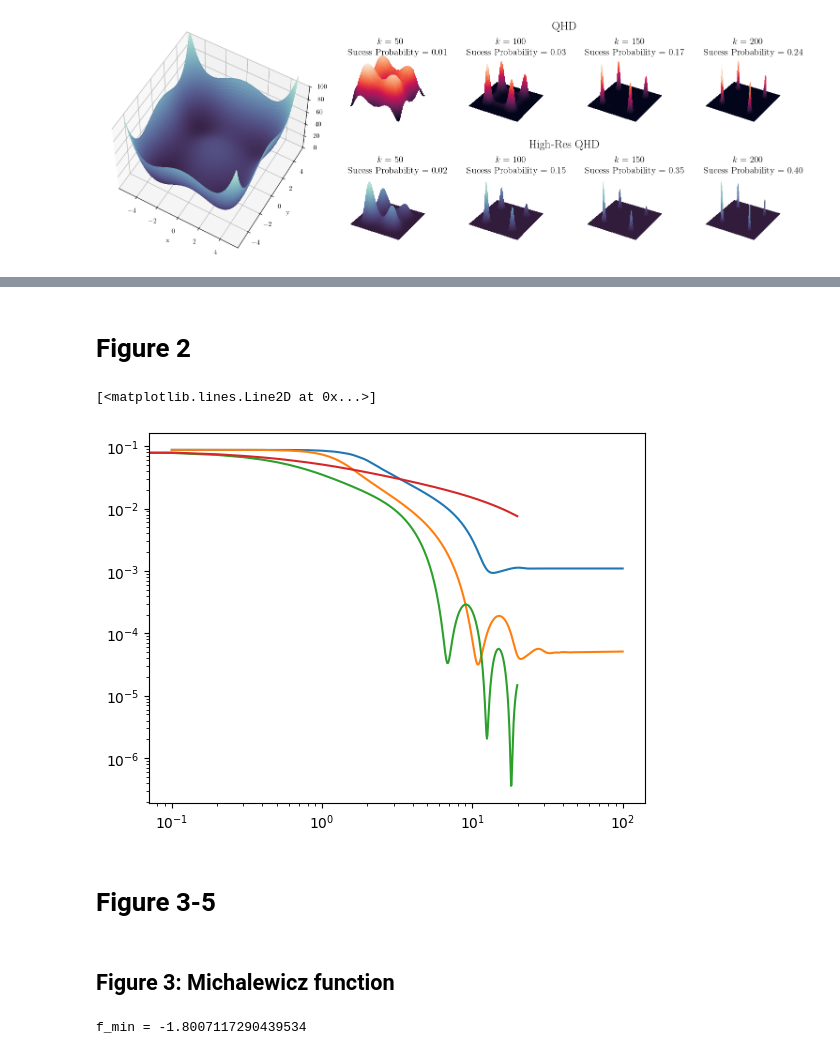
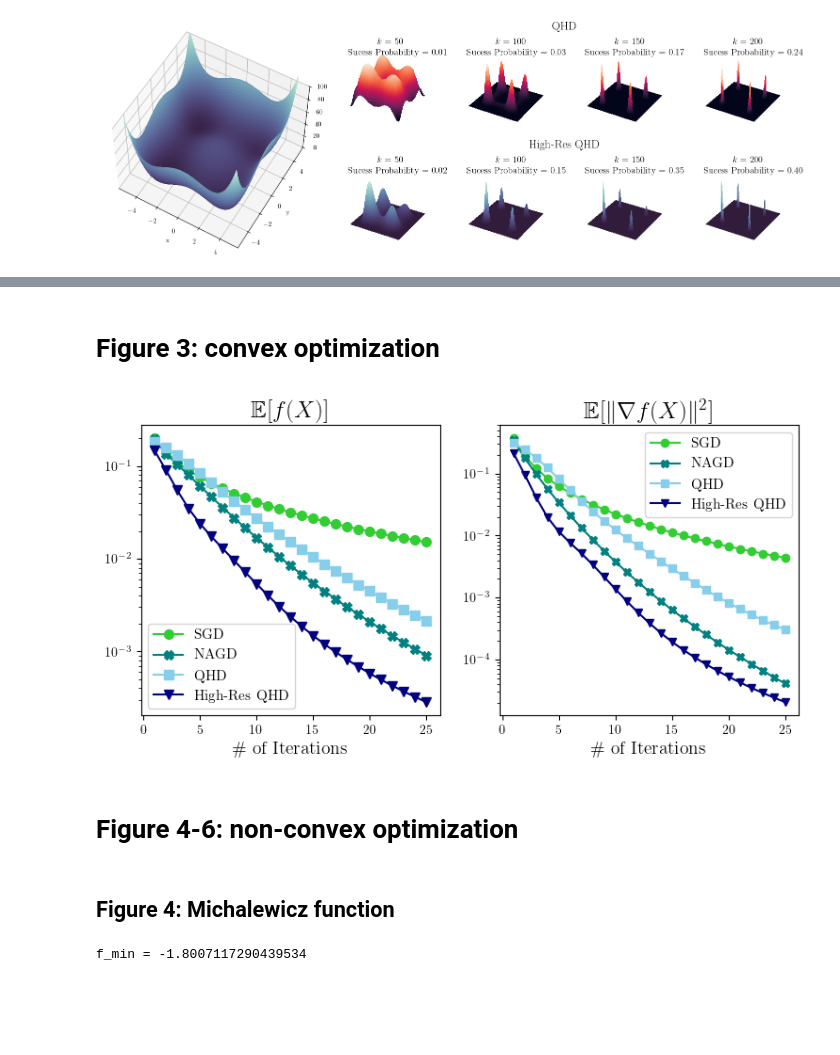
Before and after one commit to jiaqileng/Gradient-Based-QHD, a Jupyter notebook: 2d_experiments.ipynb, the cells around one changed output, grey strips where cells are left out. Saved outputs shown, nothing was run; the diff lists cells and outputs as text; code cells hidden in the pictures; blank space fills up the shorter version.

Commit message:
add convex experiment

```diff
--- a/2d_experiments.ipynb
+++ b/2d_experiments.ipynb
@@ -48,15 +48,15 @@ f_min = -31.330637335777283
 snapshot_times_0, obj_val_0, success_prob_0, wave_fun_qhd = model.qhd_simulator(T, 500, 1, return_wave_fun=True)
 snapshot_times_1, obj_val_1, success_prob_1, wave_fun_high_res_qhd = model.high_res_qhd_simulator(T, 500, 1, 200, return_wave_fun=True)
 # snapshot_times_2, obj_val_2, success_prob_2 = model.gd_samples(1000, 500, 2e-2)
-# snapshot_times_3, obj_val_3, success_prob_3 = model.nesterov_samples(1000, 500, 1e-2)
-# snapshot_times_4, obj_val_4, success_prob_4 = model.sgd_samples(1000, 500, 1e-2)
+snapshot_times_3, obj_val_3, success_prob_3 = model.nesterov_samples(1000, 500, 1e-2)
+snapshot_times_4, obj_val_4, success_prob_4 = model.sgd_samples(1000, 500, 1e-2)
 
 
-# y_data_0 = obj_val_0 - fmin
-# y_data_1 = obj_val_1 - fmin
+y_data_0 = obj_val_0 - fmin
+y_data_1 = obj_val_1 - fmin
 # y_data_2 = obj_val_2 - fmin
-# y_data_3 = obj_val_3 - fmin
-# y_data_4 = obj_val_4 - fmin
+y_data_3 = obj_val_3 - fmin
+y_data_4 = obj_val_4 - fmin
 # %%
 # Figure 1a: surface plot of Styblinski-Tang
 
@@ -215,5 +220,5 @@ for i in range(4):
 # %% [markdown]
-# Figure 2
+# Figure 3: convex optimization
 # %%
 # convex convergence
 
@@ -244,13 +267,46 @@ snapshot_times_2, obj_val_2, success_prob_2 = model.high_res_qhd_simulator(T, 10
-# %%
-snapshot_times_3, obj_val_3, success_prob_3 = model.nesterov_samples(1000, 200, 1e-1)
-snapshot_times_4, obj_val_4, success_prob_4 = model.sgd_samples(1000, 200, 1e-1)
+# %%
+OBJ_DATA = [obj_val_3, obj_val_4, obj_val_1, obj_val_2]
+GRAD_NM_DATA = [grad_norm_3, grad_norm_4, grad_norm_1, grad_norm_2]
+LABELS = ['SGD', 'NAGD', 'QHD', 'High-Res QHD']
+COLORS = ['limegreen', 'teal', 'skyblue', 'navy']
+MARKERS = ['o', 'X', 's', 'v']
+
+fig = plt.figure(figsize=(9, 4))
+plt.rcParams.update({
+    "text.usetex": True,
+    "font.family": "DejaVu Serif",
+    'text.latex.preamble': r'\usepackage{amsfonts}'
+})
+
+cm = sns.cubehelix_palette(start=.5, rot=-.5, reverse=True, as_cmap=True)
+# cm = sns.color_palette("rocket", as_cmap=True)
+
+ax1 = fig.add_subplot(121)
+for i in range(4):
+    ax1.plot(iter_nums, OBJ_DATA[i], '-', marker=MARKERS[i],
+             label=LABELS[i], color=COLORS[i], markersize=7)
+ax1.set_xlabel('\# of Iterations', fontsize=14)
+ax1.set_yscale('log')
+ax1.set_title(r'$\mathbb{E}[f(X)]$', fontsize=18)
+ax1.legend(fontsize=11)
+
+ax2 = fig.add_subplot(122)
+for i in range(4):
+    ax2.plot(iter_nums, GRAD_NM_DATA[i], '-', marker=MARKERS[i],
+             label=LABELS[i], color=COLORS[i])
+ax2.set_xlabel('\# of Iterations', fontsize=14)
+ax2.set_yscale('log')
+ax2.set_title(r'$\mathbb{E}[\|\nabla f(X)\|^2]$', fontsize=18)
+ax2.legend(fontsize=11)
+
+# plt.savefig('convex_plot.png', dpi=300, bbox_inches='tight')
+# %% [output]
+[figure, added]
 # %%
-plt.loglog(snapshot_times_1, obj_val_1, label='QHD')
-plt.loglog(snapshot_times_2, obj_val_2, label='High-Res QHD')
-plt.loglog(snapshot_times_3, obj_val_3)
-plt.loglog(snapshot_times_4, obj_val_4)
+# plt.plot(snapshot_times_1 - 1, obj_val_1,'-o', label='QHD')
+# plt.plot(snapshot_times_2 -1, obj_val_2, label='High-Res QHD')
+# plt.plot(snapshot_times_3+0.2, obj_val_3, label='nagd')
+# plt.plot(snapshot_times_4+0.2, obj_val_4, label='sgd')
+# plt.yscale('log')
+# # plt.xscale('log')
+# plt.legend()
-# %% [output]
-[<matplotlib.lines.Line2D at 0x...>]
-[figure, removed]
-# %% [markdown]
-# Figure 3-5
@@ -257,5 +321,7 @@ plt.loglog(snapshot_times_4, obj_val_4)
+# %% [markdown]
+# Figure 4-6: non-convex optimization
 # %% [markdown]
-## Figure 3: Michalewicz function
+## Figure 4: Michalewicz function
 # %%
 # Michalewicz function
 
```
Also changed, not shown: parts of 9 cells of this notebook.
